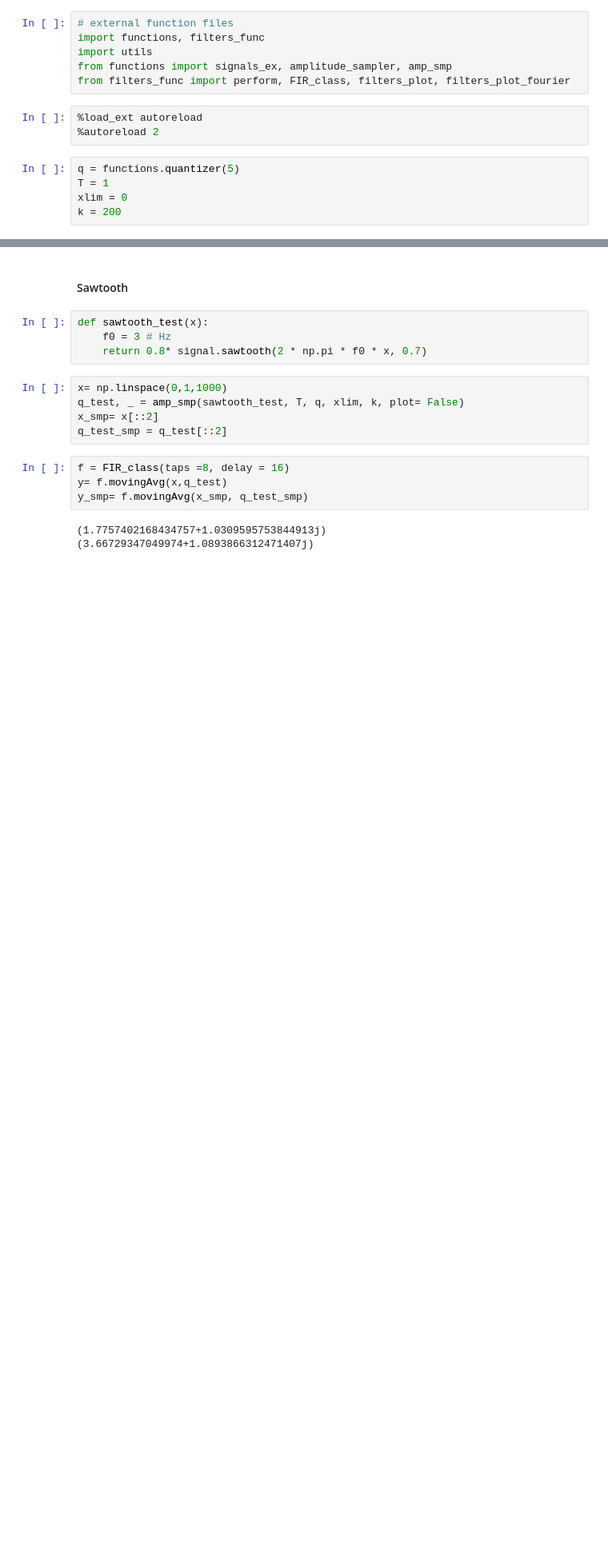
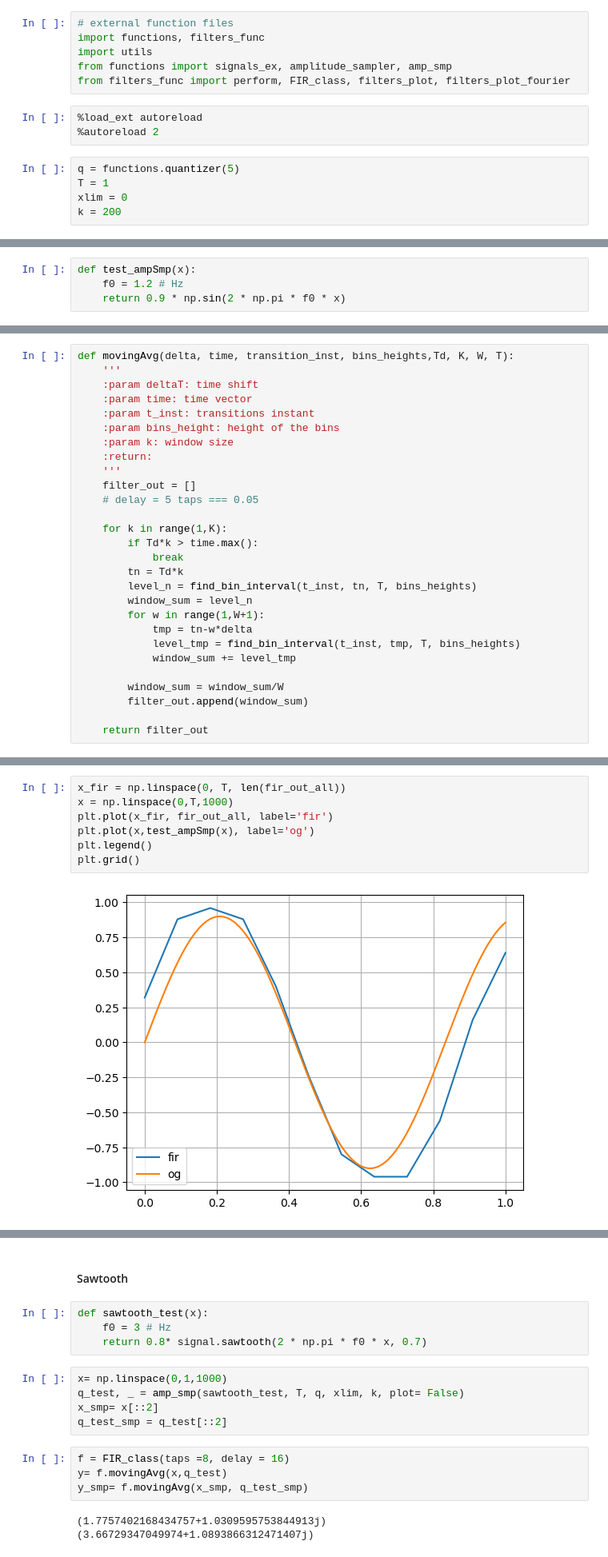
Before and after one commit to lindafabs/Semester-Project, a Jupyter notebook: FIR_contd.ipynb, the cells around one changed output, grey strips where cells are left out. Shown at 80% size. Saved outputs shown, nothing was run; the diff lists cells and outputs as text; blank space fills up the shorter version.

```diff
--- a/FIR_contd.ipynb
+++ b/FIR_contd.ipynb
@@ -24,0 +30,4 @@ k = 200
+# %%
+def test_ampSmp(x):
+    f0 = 1.2 # Hz
+    return 0.9 * np.sin(2 * np.pi * f0 * x)
@@ -24,0 +75,28 @@ k = 200
+# %%
+def movingAvg(delta, time, transition_inst, bins_heights,Td, K, W, T):
+    '''
+    :param deltaT: time shift
+    :param time: time vector
+    :param t_inst: transitions instant
+    :param bins_height: height of the bins
+    :param k: window size
+    :return:
+    '''
+    filter_out = []
+    # delay = 5 taps === 0.05
+
+    for k in range(1,K):
+        if Td*k > time.max():
+            break
+        tn = Td*k
+        level_n = find_bin_interval(t_inst, tn, T, bins_heights)
+        window_sum = level_n
+        for w in range(1,W+1):
+            tmp = tn-w*delta
+            level_tmp = find_bin_interval(t_inst, tmp, T, bins_heights)
+            window_sum += level_tmp
+
+        window_sum = window_sum/W
+        filter_out.append(window_sum)
+
+    return filter_out
@@ -24,0 +167,9 @@ k = 200
+# %%
+x_fir = np.linspace(0, T, len(fir_out_all))
+x = np.linspace(0,T,1000)
+plt.plot(x_fir, fir_out_all, label='fir')
+plt.plot(x,test_ampSmp(x), label='og')
+plt.legend()
+plt.grid()
+# %% [output]
+[figure, added]
```
Also changed, not shown: parts of 22 cells of this notebook, 2 other files.
